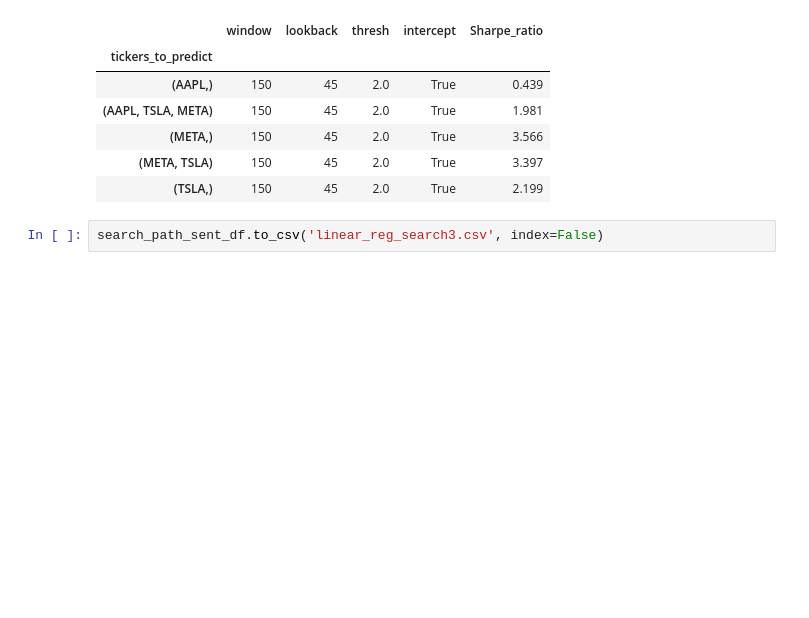
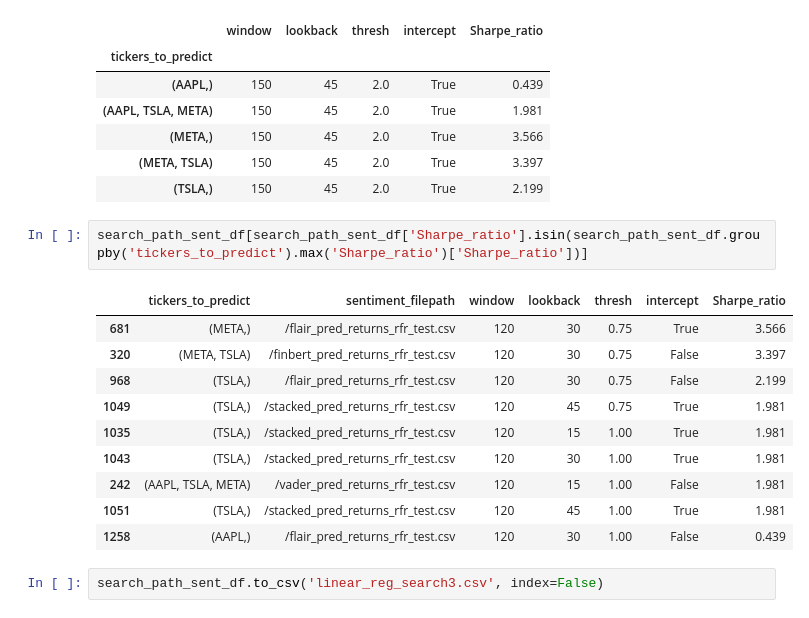
Before and after one commit to eltontay/Stock-Returns-Prediction-ML-Textual-Analysis, a Jupyter notebook: Data-Models/Linear_Regression_sent.ipynb, the cells around one changed output. Cells and saved outputs as stored; diff of their text form; blank space fills up the shorter version.

```diff
--- a/Data-Models/Linear_Regression_sent.ipynb
+++ b/Data-Models/Linear_Regression_sent.ipynb
@@ -512,5 +514,18 @@ search_path_sent_df.groupby('tickers_to_predict').max('Sharpe_ratio')
 | (META,) | 150 | 45 | 2.0 | True | 3.566 |
 | (META, TSLA) | 150 | 45 | 2.0 | True | 3.397 |
 | (TSLA,) | 150 | 45 | 2.0 | True | 2.199 |
+# %%
+search_path_sent_df[search_path_sent_df['Sharpe_ratio'].isin(search_path_sent_df.groupby('tickers_to_predict').max('Sharpe_ratio')['Sharpe_ratio'])]
+# %% [output]
+|  | tickers_to_predict | sentiment_filepath | window | lookback | thresh | intercept | Sharpe_ratio |
+| 681 | (META,) | /flair_pred_returns_rfr_test.csv | 120 | 30 | 0.75 | True | 3.566 |
+| 320 | (META, TSLA) | /finbert_pred_returns_rfr_test.csv | 120 | 30 | 0.75 | False | 3.397 |
+| 968 | (TSLA,) | /flair_pred_returns_rfr_test.csv | 120 | 30 | 0.75 | False | 2.199 |
+| 1049 | (TSLA,) | /stacked_pred_returns_rfr_test.csv | 120 | 45 | 0.75 | True | 1.981 |
+| 1035 | (TSLA,) | /stacked_pred_returns_rfr_test.csv | 120 | 15 | 1.00 | True | 1.981 |
+| 1043 | (TSLA,) | /stacked_pred_returns_rfr_test.csv | 120 | 30 | 1.00 | True | 1.981 |
+| 242 | (AAPL, TSLA, META) | /vader_pred_returns_rfr_test.csv | 120 | 15 | 1.00 | False | 1.981 |
+| 1051 | (TSLA,) | /stacked_pred_returns_rfr_test.csv | 120 | 45 | 1.00 | True | 1.981 |
+| 1258 | (AAPL,) | /flair_pred_returns_rfr_test.csv | 120 | 30 | 1.00 | False | 0.439 |
 # %%
 search_path_sent_df.to_csv('linear_reg_search3.csv', index=False)
```
Also changed, not shown: parts of 3 cells of this notebook.
